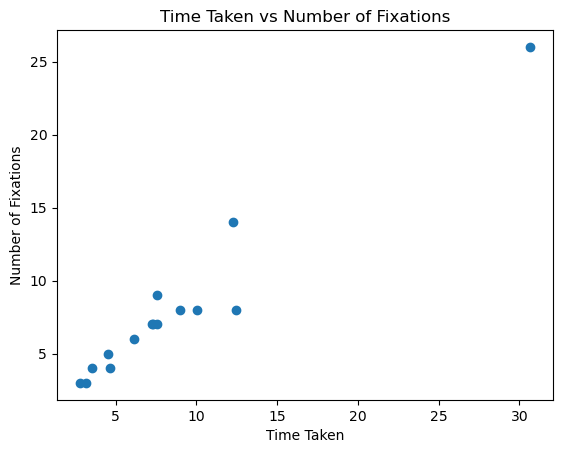
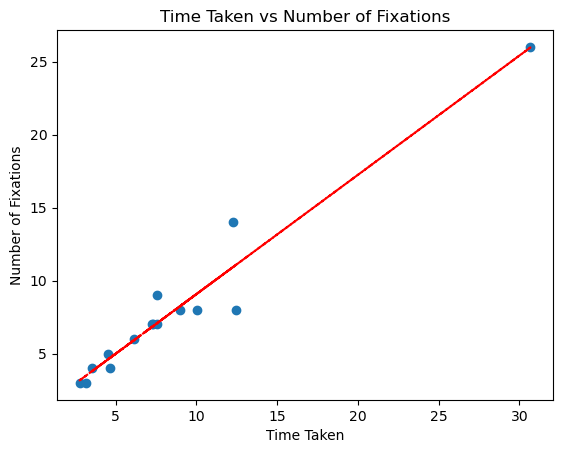
The change to this notebook cell's code, shown as a diff; its figure went from the first image to the second:
--- before
+++ after
@@ -1,3 +1,4 @@
 import pandas as pd
+import numpy as np
 import matplotlib.pyplot as plt
 
@@ -12,3 +13,8 @@
 plt.xlabel('Time Taken')
 plt.ylabel('Number of Fixations')
+
+#Trendline 
+z = np.polyfit(time_taken, n_fixations, 1)
+p = np.poly1d(z)
+plt.plot(time_taken, p(time_taken), color='red', linestyle='dashdot')
 plt.show()

Commit: Added more data